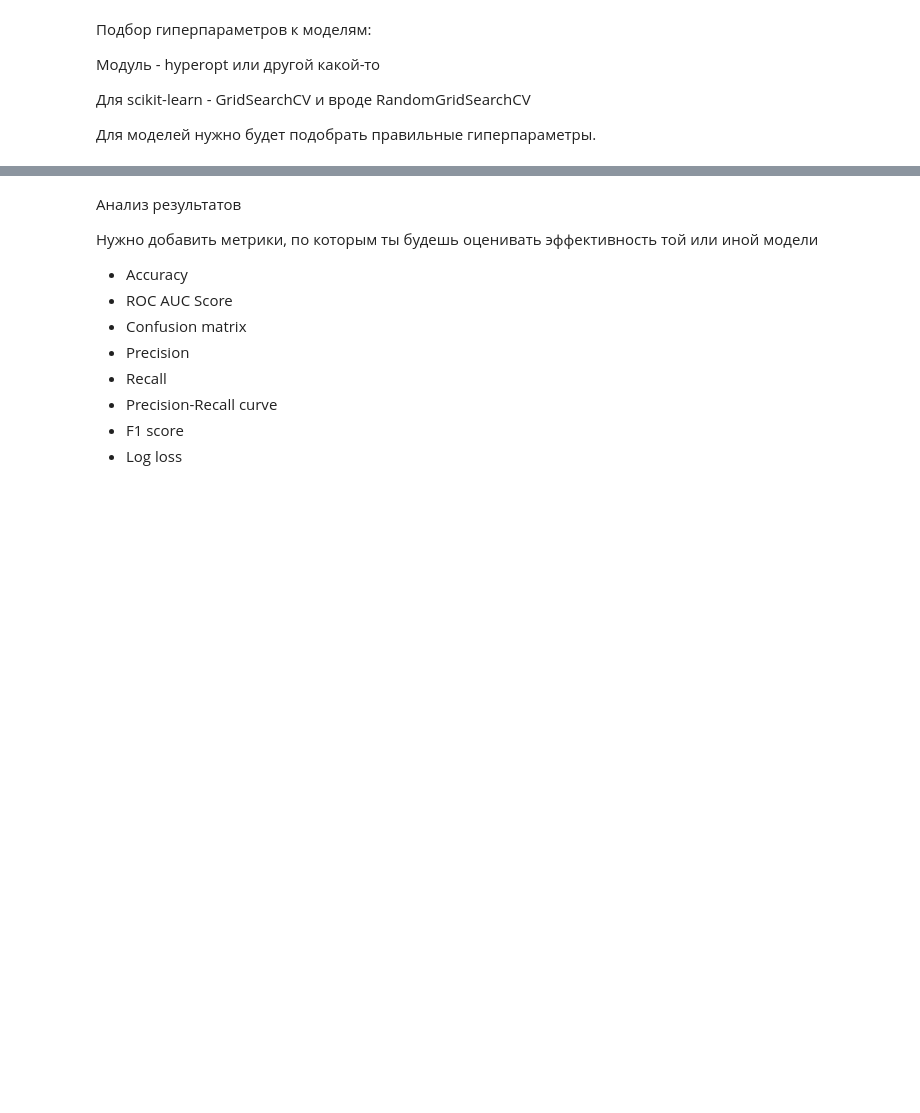
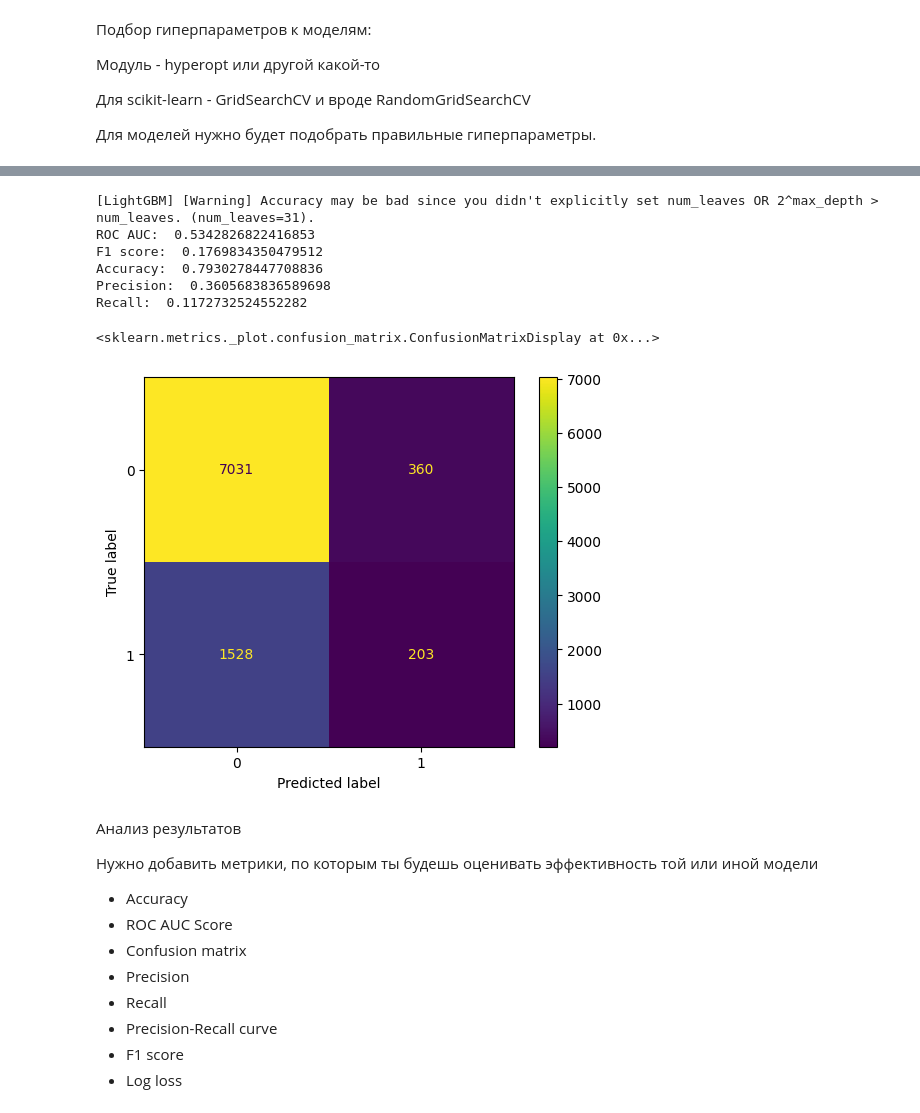
Before and after one commit to ochkasovMO/smartTender, a Jupyter notebook: tender_test_Vlad.ipynb, the cells around one changed output, grey strips where cells are left out. Saved outputs shown, nothing was run; the diff lists cells and outputs as text; code cells hidden in the pictures; blank space fills up the shorter version.

```diff
--- a/tender_test_Vlad.ipynb
+++ b/tender_test_Vlad.ipynb
@@ -756,0 +896,2 @@ df['winner'].hist()
+# %%
+model_ens.fit(X_train, y_train)
@@ -757,3 +931,27 @@ df['winner'].hist()
+# %%
+preds = model_ens.predict(X_test)
+roc = roc_auc_score(y_test, preds)
+prec = precision_score(y_test, preds)
+recall = recall_score(y_test, preds)
+f1 = f1_score(y_test, preds)
+accuracy = accuracy_score(y_test, preds)
+print('ROC AUC: ', roc)
+print('F1 score: ', f1)
+print('Accuracy: ', accuracy)
+print('Precision: ', prec)
+print('Recall: ', recall)
+cm = confusion_matrix(y_test, preds, labels=[0,1])
+disp = ConfusionMatrixDisplay(confusion_matrix=cm, display_labels=[0,1 ])
+disp.plot()
+# %% [output]
+[LightGBM] [Warning] Accuracy may be bad since you didn't explicitly set num_leaves OR 2^max_depth > num_leaves. (num_leaves=31).
+ROC AUC:  0.5342826822416853
+F1 score:  0.1769834350479512
+Accuracy:  0.7930278447708836
+Precision:  0.3605683836589698
+Recall:  0.1172732524552282
+<sklearn.metrics._plot.confusion_matrix.ConfusionMatrixDisplay at 0x...>
+[figure, added]
 # %% [markdown]
 Анализ результатов
 
```
Also changed, not shown: parts of 53 cells of this notebook.
